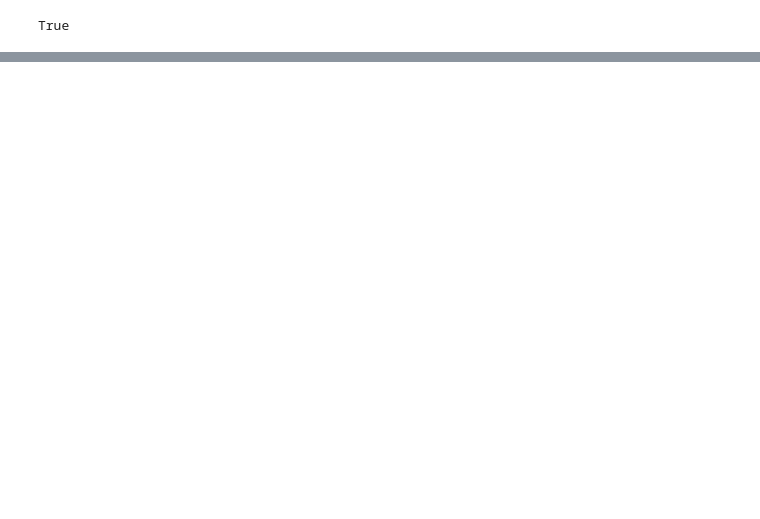
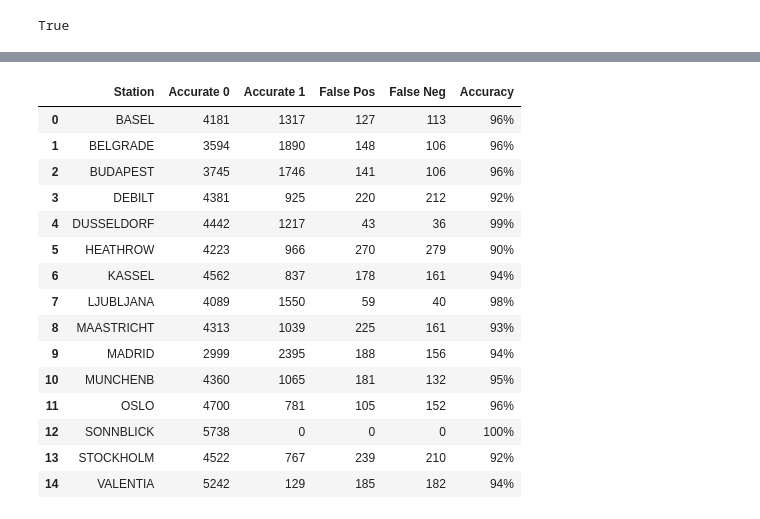
Before and after one commit to Julie-Fliorko/Pleasant-weather-predictions, a Jupyter notebook: Scripts/4. Decision tree.ipynb, the cells around one changed output, grey strips where cells are left out. Drawn from its saved outputs; the diff is of its cells as text; code cells hidden in the pictures; blank space fills up the shorter version.

```diff
--- a/Scripts/4. Decision tree.ipynb
+++ b/Scripts/4. Decision tree.ipynb
@@ -169,0 +173,43 @@ for idx, station in enumerate(stations):
+# %%
+compil = []
+
+rows = []
+
+for station in y_test.columns:
+    y_true = y_test[station]
+    y_pred = y_pred_test[station]
+
+    tn, fp, fn, tp = confusion_matrix(
+        y_true, y_pred, labels=[0, 1]
+    ).ravel()
+
+    acc = (tn + tp) / (tn + tp + fp + fn)
+
+    rows.append({
+        "Station": station.replace("_pleasant_weather", ""),
+        "Accurate 0": tn,
+        "Accurate 1": tp,
+        "False Pos": fp,
+        "False Neg": fn,
+        "Accuracy": f"{acc:.0%}"
+    })
+
+dt_table = pd.DataFrame(rows)
+dt_table
+# %% [output]
+|  | Station | Accurate 0 | Accurate 1 | False Pos | False Neg | Accuracy |
+| 0 | BASEL | 4181 | 1317 | 127 | 113 | 96% |
+| 1 | BELGRADE | 3594 | 1890 | 148 | 106 | 96% |
+| 2 | BUDAPEST | 3745 | 1746 | 141 | 106 | 96% |
+| 3 | DEBILT | 4381 | 925 | 220 | 212 | 92% |
+| 4 | DUSSELDORF | 4442 | 1217 | 43 | 36 | 99% |
+| 5 | HEATHROW | 4223 | 966 | 270 | 279 | 90% |
+| 6 | KASSEL | 4562 | 837 | 178 | 161 | 94% |
+| 7 | LJUBLJANA | 4089 | 1550 | 59 | 40 | 98% |
+| 8 | MAASTRICHT | 4313 | 1039 | 225 | 161 | 93% |
+| 9 | MADRID | 2999 | 2395 | 188 | 156 | 94% |
+| 10 | MUNCHENB | 4360 | 1065 | 181 | 132 | 95% |
+| 11 | OSLO | 4700 | 781 | 105 | 152 | 96% |
+| 12 | SONNBLICK | 5738 | 0 | 0 | 0 | 100% |
+| 13 | STOCKHOLM | 4522 | 767 | 239 | 210 | 92% |
+| 14 | VALENTIA | 5242 | 129 | 185 | 182 | 94% |
```
Also changed, not shown: parts of 3 cells of this notebook, 4 other files.
